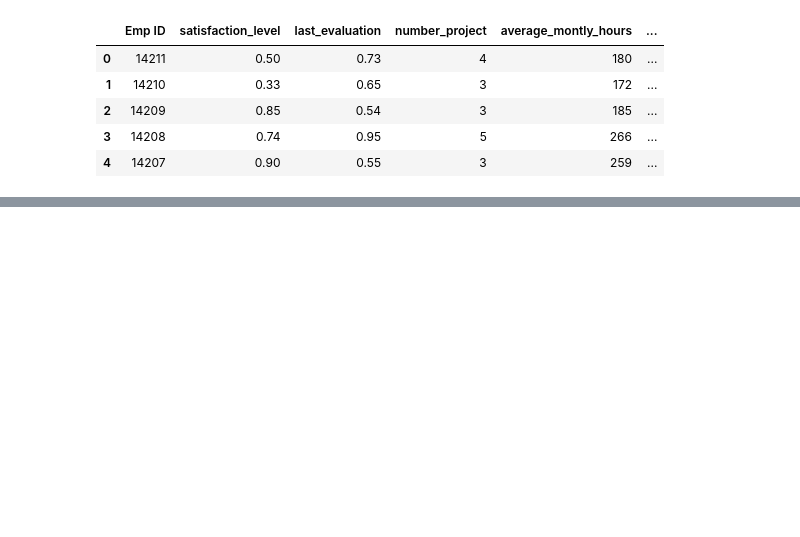
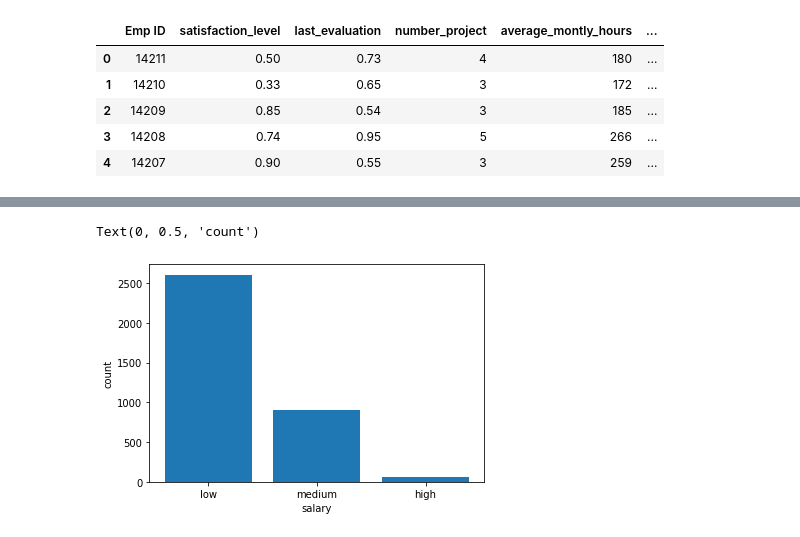
Before and after one commit to Jay952/Data-Science-Machine-Learning-Projects, a Jupyter notebook: Company_Data_Analysis/Company Data Analysis.ipynb, the cells around one changed output, grey strips where cells are left out. Saved outputs shown, nothing was run; the diff lists cells and outputs as text; code cells hidden in the pictures; blank space fills up the shorter version.

```diff
--- a/Company_Data_Analysis/Company Data Analysis.ipynb
+++ b/Company_Data_Analysis/Company Data Analysis.ipynb
@@ -13,0 +54,10 @@ df.head()
+# %%
+Overall_count = [2607, 907, 57]
+Value = ['low', 'medium', 'high']
+# %%
+plt.bar(Value, Overall_count)
+plt.xlabel('salary')
+plt.ylabel("count")
+# %% [output]
+Text(0, 0.5, 'count')
+[figure, added]
```
Also changed, not shown: parts of 18 cells of this notebook.
